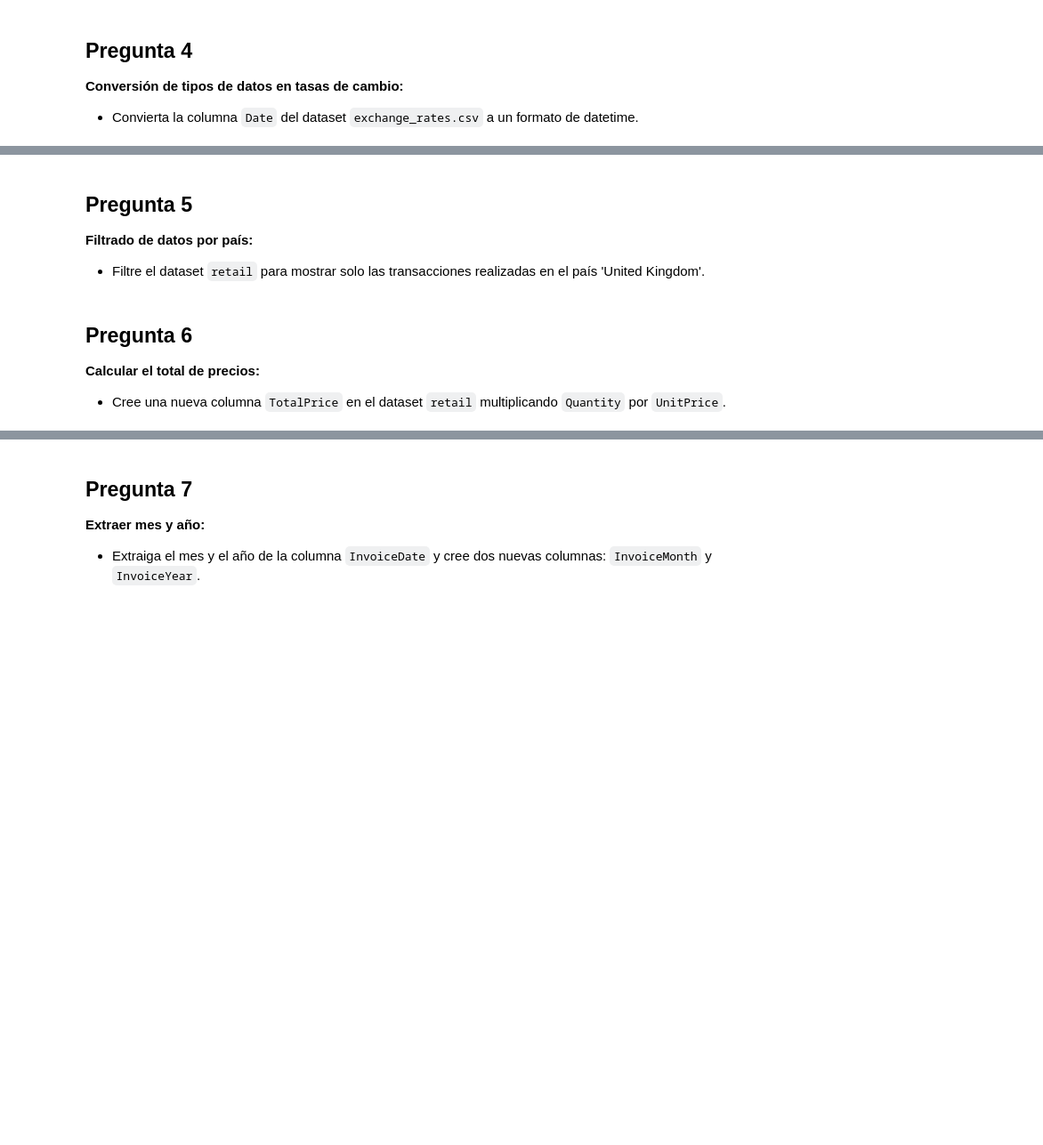
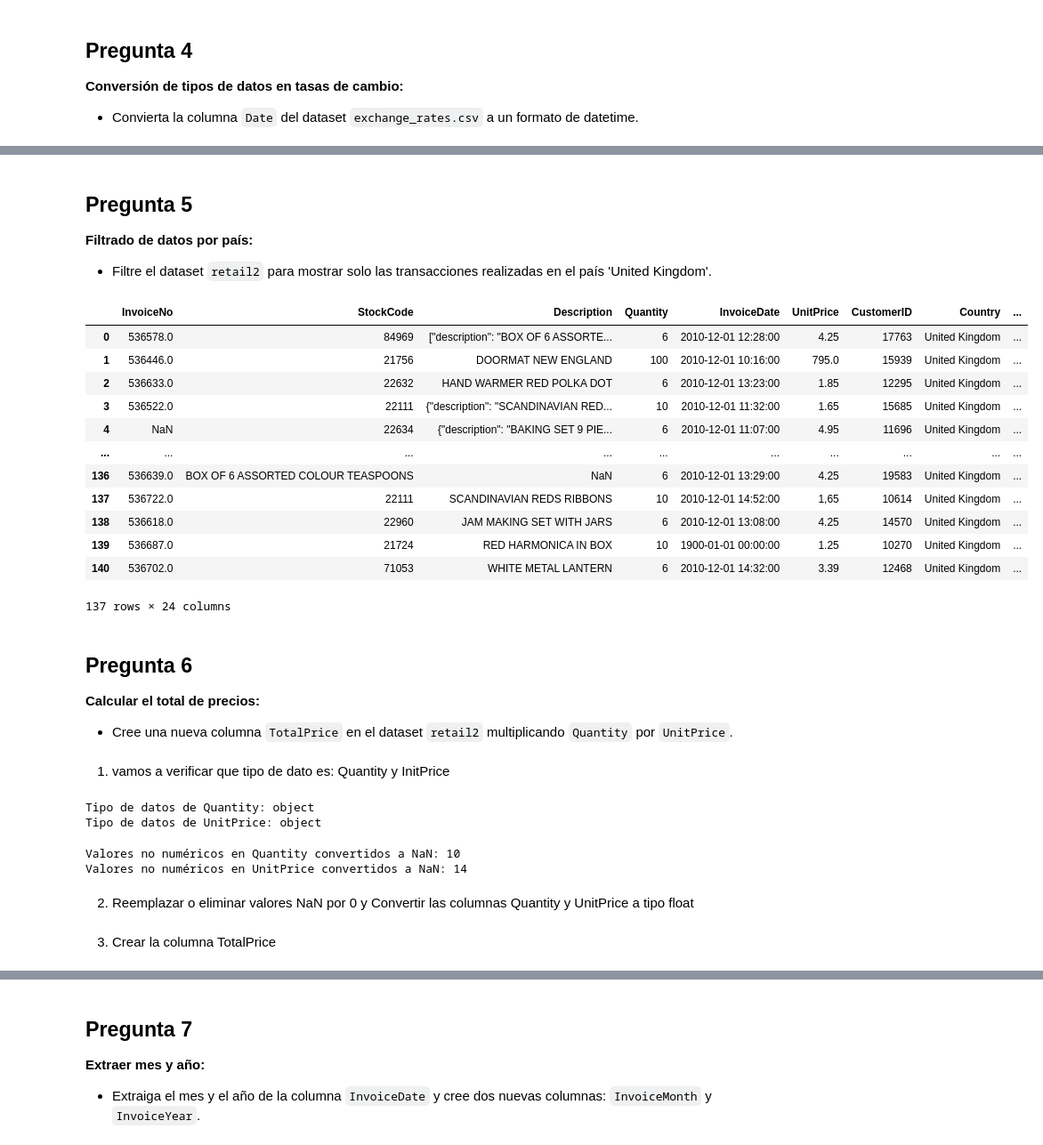
Before and after one commit to Nana8310/Curso_Pandas, a Jupyter notebook: Notebook/Prácticas/Práctica-43/Notebook_43/P-43_Notebook-43.ipynb, the cells around one changed output, grey strips where cells are left out. Shown: that part at 89% size. Saved outputs shown, nothing was run; the diff lists cells and outputs as text; code cells hidden in the pictures; blank space fills up the shorter version.

```diff
--- a/Notebook/Prácticas/Práctica-43/Notebook_43/P-43_Notebook-43.ipynb
+++ b/Notebook/Prácticas/Práctica-43/Notebook_43/P-43_Notebook-43.ipynb
@@ -67,3 +69,7 @@
 # Parte 1. Data Cleaning and Preparation (Capítulo 7 - Wes McKinney)
 # %% [markdown]
 - Cargue los datasets `retail2.csv` y `exchange_rates.csv` en DataFrames de pandas.
+# %%
+retail2_df = pd.read_csv('retail2.csv')
+exchange_rates_df = pd.read_csv('exchange_rates.csv')
+retail2_df.head()
@@ -81,0 +142,8 @@
+# %%
+# Corrección de los datos NaN
+retail2_df.loc[retail2_df['InvoiceDate'].isna(), 'InvoiceDate'] = '2010-12-01 00:00:00'
+
+# Convertir nuevamente la columna InvoiceDate a formato datetime
+retail2_df['InvoiceDate'] = pd.to_datetime(retail2_df['InvoiceDate'], errors='coerce')
+
+retail2_df.head()
@@ -86,8 +175,50 @@
 # %% [markdown]
 ## Pregunta 5
 **Filtrado de datos por país:**
-- Filtre el dataset `retail` para mostrar solo las transacciones realizadas en el país 'United Kingdom'.
+- Filtre el dataset `retail2` para mostrar solo las transacciones realizadas en el país 'United Kingdom'.
+# %%
+#Filtrar las transacciones realizadas en el país 'United Kingdom'
+uk_transacciones = retail2_df.loc[retail2_df['Country']=='United Kingdom']
+#
+# Mostrar las  filas del DataFrame filtrado para verificar
+uk_transacciones
+# %% [output]
+|  | InvoiceNo | StockCode | Description | Quantity | InvoiceDate | UnitPrice | CustomerID | Country | ... |
+| 0 | 536578.0 | 84969 | ["description": "BOX OF 6 ASSORTE... | 6 | 2010-12-01 12:28:00 | 4.25 | 17763 | United Kingdom | ... |
+| 1 | 536446.0 | 21756 | DOORMAT NEW ENGLAND | 100 | 2010-12-01 10:16:00 | 795.0 | 15939 | United Kingdom | ... |
+| 2 | 536633.0 | 22632 | HAND WARMER RED POLKA DOT | 6 | 2010-12-01 13:23:00 | 1.85 | 12295 | United Kingdom | ... |
+| 3 | 536522.0 | 22111 | {"description": "SCANDINAVIAN RED... | 10 | 2010-12-01 11:32:00 | 1.65 | 15685 | United Kingdom | ... |
+| 4 | NaN | 22634 | {"description": "BAKING SET 9 PIE... | 6 | 2010-12-01 11:07:00 | 4.95 | 11696 | United Kingdom | ... |
+| ... | ... | ... | ... | ... | ... | ... | ... | ... | ... |
+| 136 | 536639.0 | BOX OF 6 ASSORTED COLOUR TEASPOONS | NaN | 6 | 2010-12-01 13:29:00 | 4.25 | 19583 | United Kingdom | ... |
+| 137 | 536722.0 | 22111 | SCANDINAVIAN REDS RIBBONS | 10 | 2010-12-01 14:52:00 | 1,65 | 10614 | United Kingdom | ... |
+| 138 | 536618.0 | 22960 | JAM MAKING SET WITH JARS | 6 | 2010-12-01 13:08:00 | 4.25 | 14570 | United Kingdom | ... |
+| 139 | 536687.0 | 21724 | RED HARMONICA IN BOX | 10 | 1900-01-01 00:00:00 | 1.25 | 10270 | United Kingdom | ... |
+| 140 | 536702.0 | 71053 | WHITE METAL LANTERN | 6 | 2010-12-01 14:32:00 | 3.39 | 12468 | United Kingdom | ... |
+137 rows × 24 columns
 # %% [markdown]
 ## Pregunta 6
 **Calcular el total de precios:**
-- Cree una nueva columna `TotalPrice` en el dataset `retail` multiplicando `Quantity` por `UnitPrice`.
+- Cree una nueva columna `TotalPrice` en el dataset `retail2` multiplicando `Quantity` por `UnitPrice`.
+# %% [markdown]
+1. vamos a verificar que tipo de dato es: Quantity y InitPrice
+# %%
+# Verificar el tipo de datos de las columnas Quantity y UnitPrice
+print("Tipo de datos de Quantity:", retail2_df['Quantity'].dtype)
+print("Tipo de datos de UnitPrice:", retail2_df['UnitPrice'].dtype)
+# %% [output]
+Tipo de datos de Quantity: object
+Tipo de datos de UnitPrice: object
+# %%
+# Identificar y manejar valores no numéricos
+retail2_df['Quantity'] = pd.to_numeric(retail2_df['Quantity'], errors='coerce')
+retail2_df['UnitPrice'] = pd.to_numeric(retail2_df['UnitPrice'], errors='coerce')
+
+# Verificar valores no numéricos convertidos a NaN
+print("Valores no numéricos en Quantity convertidos a NaN:", retail2_df['Quantity'].isna().sum())
+print("Valores no numéricos en UnitPrice convertidos a NaN:", retail2_df['UnitPrice'].isna().sum())
+# %% [output]
+Valores no numéricos en Quantity convertidos a NaN: 10
+Valores no numéricos en UnitPrice convertidos a NaN: 14
+# %% [markdown]
+2. Reemplazar o eliminar valores NaN por 0 y Convertir las columnas Quantity y UnitPrice a tipo float
@@ -93,0 +234,2 @@
+# %% [markdown]
+3. Crear la columna TotalPrice
```
Also changed, not shown: parts of 45 cells of this notebook, 1 other file.
